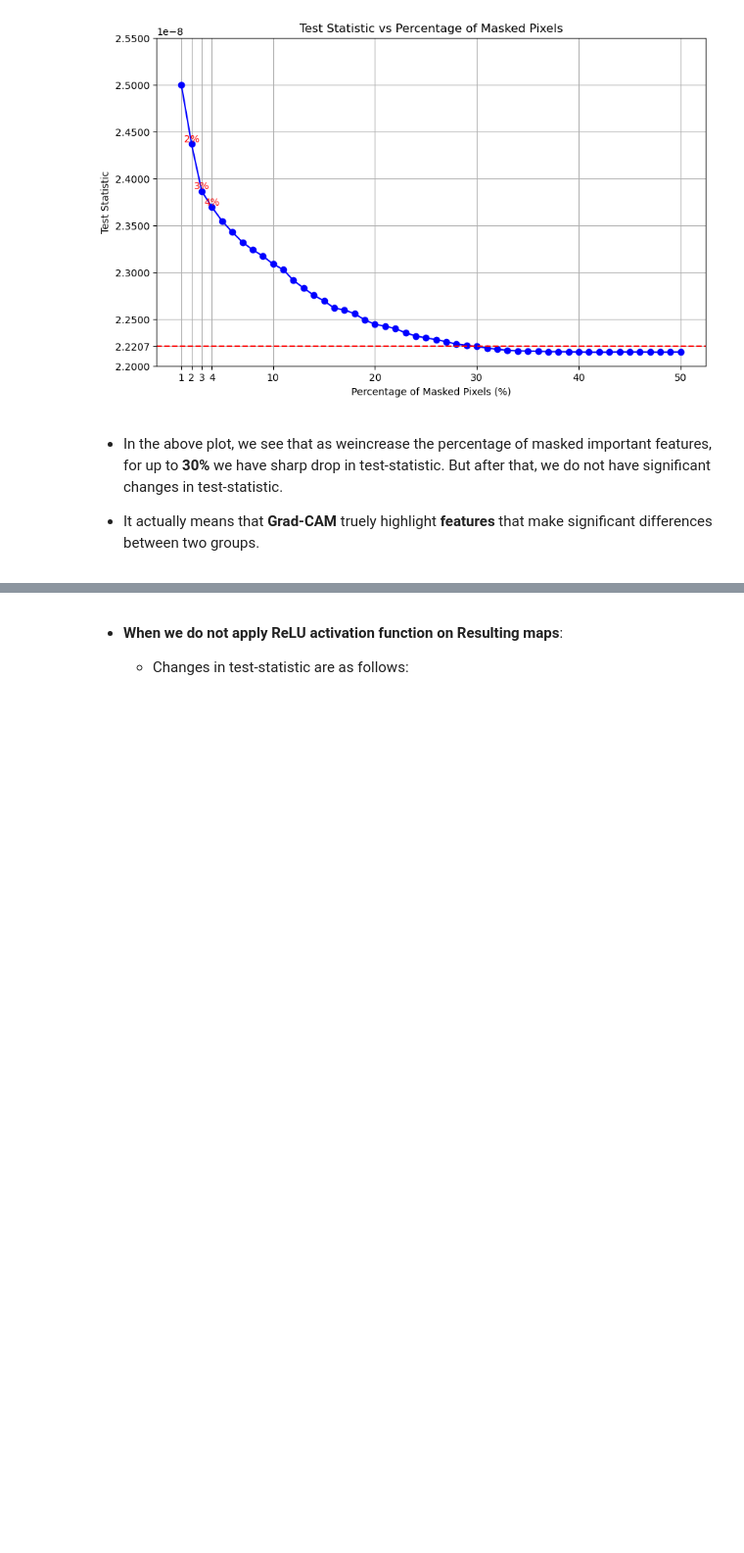
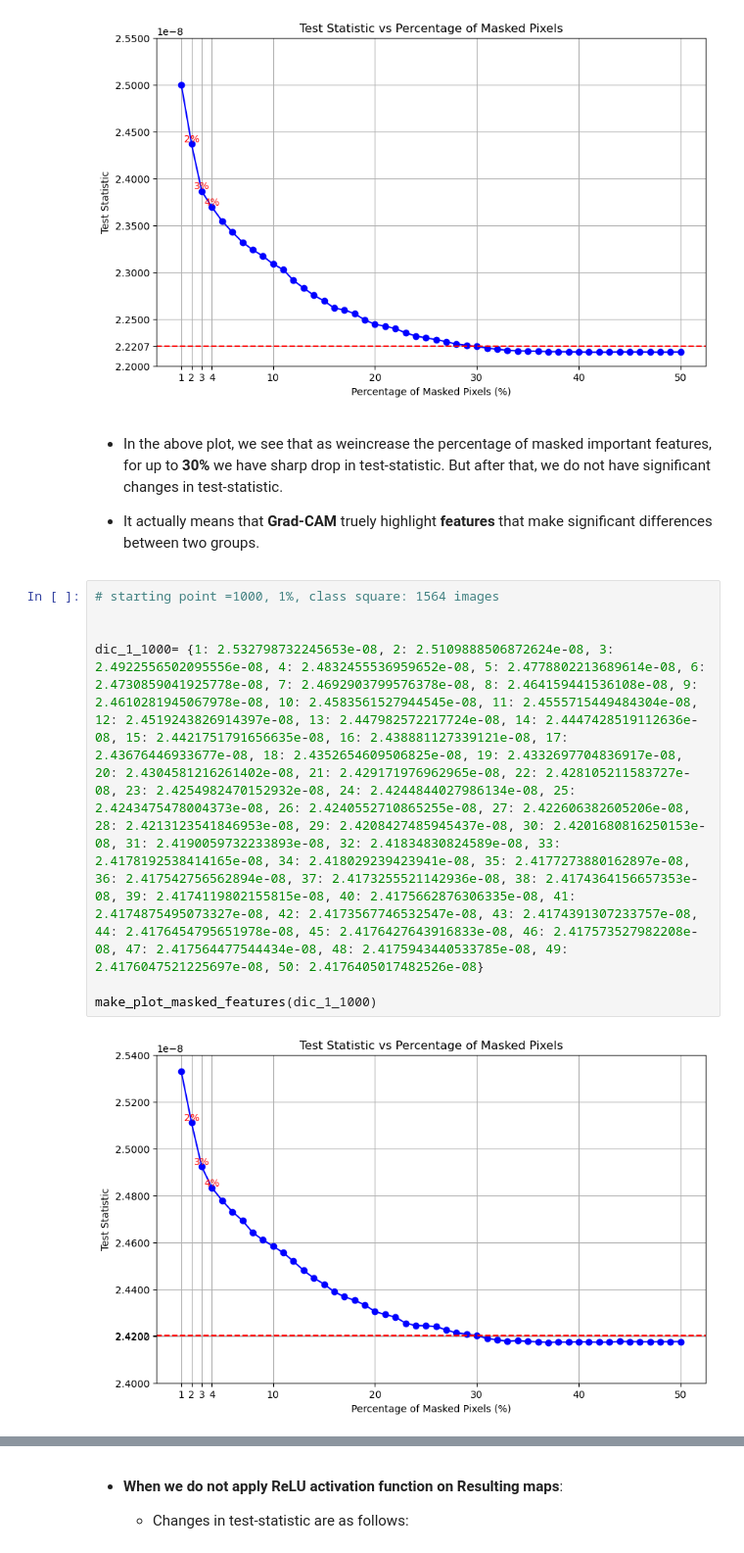
Before and after one commit to Mjavan/DeepTwoSampleTest-GradCAM, a Jupyter notebook: notebooks/HeatMap_visualisation.ipynb, the cells around one changed output, grey strips where cells are left out. Shown at 98% size. Cells and saved outputs as stored; diff of their text form; blank space fills up the shorter version.

Commit message:
Updated HeatMap_visualisation and add apply_mask_randomly.py

```diff
--- a/notebooks/HeatMap_visualisation.ipynb
+++ b/notebooks/HeatMap_visualisation.ipynb
@@ -986,3 +994,12 @@ plt.show()
 - In the above plot, we see that as weincrease the percentage of masked important features, for up to **30%** we have sharp drop in test-statistic. But after that, we do not have significant changes in test-statistic.
 
 - It actually means that **Grad-CAM** truely highlight **features** that make significant differences between two groups.
+# %%
+# starting point =1000, 1%, class square: 1564 images
+
+
+dic_1_1000= {1: 2.532798732245653e-08, 2: 2.5109888506872624e-08, 3: 2.4922556502095556e-08, 4: 2.4832455536959652e-08, 5: 2.4778802213689614e-08, 6: 2.4730859041925778e-08, 7: 2.4692903799576378e-08, 8: 2.464159441536108e-08, 9: 2.4610281945067978e-08, 10: 2.4583561527944545e-08, 11: 2.4555715449484304e-08, 12: 2.4519243826914397e-08, 13: 2.447982572217724e-08, 14: 2.4447428519112636e-08, 15: 2.4421751791656635e-08, 16: 2.438881127339121e-08, 17: 2.43676446933677e-08, 18: 2.4352654609506825e-08, 19: 2.4332697704836917e-08, 20: 2.4304581216261402e-08, 21: 2.429171976962965e-08, 22: 2.428105211583727e-08, 23: 2.4254982470152932e-08, 24: 2.4244844027986134e-08, 25: 2.4243475478004373e-08, 26: 2.4240552710865255e-08, 27: 2.422606382605206e-08, 28: 2.4213123541846953e-08, 29: 2.4208427485945437e-08, 30: 2.4201680816250153e-08, 31: 2.4190059732233893e-08, 32: 2.41834830824589e-08, 33: 2.4178192538414165e-08, 34: 2.418029239423941e-08, 35: 2.4177273880162897e-08, 36: 2.417542756562894e-08, 37: 2.4173255521142936e-08, 38: 2.4174364156657353e-08, 39: 2.4174119802155815e-08, 40: 2.4175662876306335e-08, 41: 2.4174875495073327e-08, 42: 2.4173567746532547e-08, 43: 2.4174391307233757e-08, 44: 2.4176454795651978e-08, 45: 2.4176427643916833e-08, 46: 2.417573527982208e-08, 47: 2.417564477544434e-08, 48: 2.4175943440533785e-08, 49: 2.4176047521225697e-08, 50: 2.4176405017482526e-08}
+
+make_plot_masked_features(dic_1_1000)
+# %% [output]
+[figure, added]
```
Also changed, not shown: parts of 13 cells of this notebook, 1 other file.
